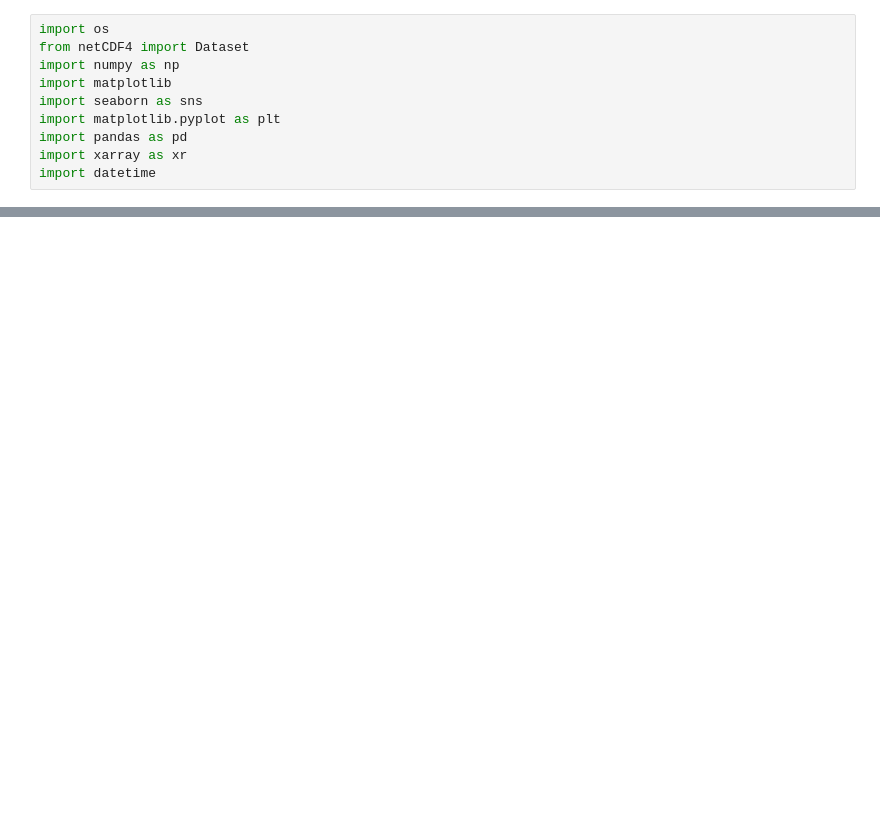
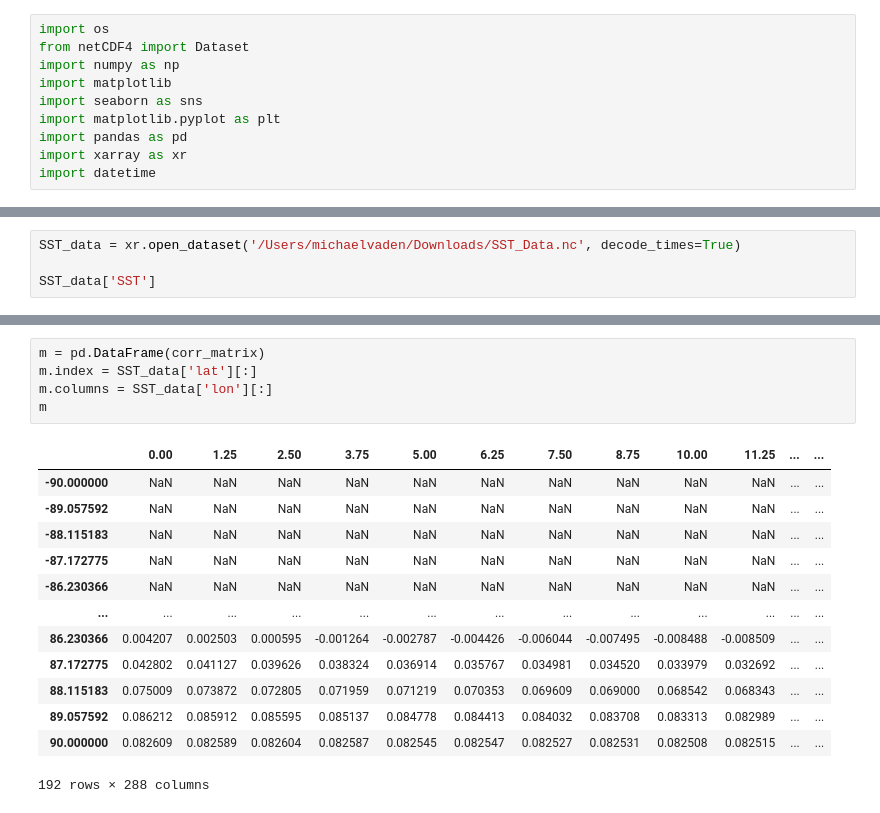
Before and after one commit to mtvaden1/California_Climate_Capstone, a Jupyter notebook: SST_Nino_Parser.ipynb, the cells around one changed output, grey strips where cells are left out. Drawn from its saved outputs; the diff is of its cells as text; blank space fills up the shorter version.

```diff
--- a/SST_Nino_Parser.ipynb
+++ b/SST_Nino_Parser.ipynb
@@ -84,0 +163,4 @@ plt.show()
+# %%
+SST_data = xr.open_dataset('/Users/michaelvaden/Downloads/SST_Data.nc', decode_times=True)
+
+SST_data['SST']
@@ -84,0 +221,19 @@ plt.show()
+# %%
+m = pd.DataFrame(corr_matrix)
+m.index = SST_data['lat'][:]
+m.columns = SST_data['lon'][:]
+m
+# %% [output]
+|  | 0.00 | 1.25 | 2.50 | 3.75 | 5.00 | 6.25 | 7.50 | 8.75 | 10.00 | 11.25 | ... | ... |
+| -90.000000 | NaN | NaN | NaN | NaN | NaN | NaN | NaN | NaN | NaN | NaN | ... | ... |
+| -89.057592 | NaN | NaN | NaN | NaN | NaN | NaN | NaN | NaN | NaN | NaN | ... | ... |
+| -88.115183 | NaN | NaN | NaN | NaN | NaN | NaN | NaN | NaN | NaN | NaN | ... | ... |
+| -87.172775 | NaN | NaN | NaN | NaN | NaN | NaN | NaN | NaN | NaN | NaN | ... | ... |
+| -86.230366 | NaN | NaN | NaN | NaN | NaN | NaN | NaN | NaN | NaN | NaN | ... | ... |
+| ... | ... | ... | ... | ... | ... | ... | ... | ... | ... | ... | ... | ... |
+| 86.230366 | 0.004207 | 0.002503 | 0.000595 | -0.001264 | -0.002787 | -0.004426 | -0.006044 | -0.007495 | -0.008488 | -0.008509 | ... | ... |
+| 87.172775 | 0.042802 | 0.041127 | 0.039626 | 0.038324 | 0.036914 | 0.035767 | 0.034981 | 0.034520 | 0.033979 | 0.032692 | ... | ... |
+| 88.115183 | 0.075009 | 0.073872 | 0.072805 | 0.071959 | 0.071219 | 0.070353 | 0.069609 | 0.069000 | 0.068542 | 0.068343 | ... | ... |
+| 89.057592 | 0.086212 | 0.085912 | 0.085595 | 0.085137 | 0.084778 | 0.084413 | 0.084032 | 0.083708 | 0.083313 | 0.082989 | ... | ... |
+| 90.000000 | 0.082609 | 0.082589 | 0.082604 | 0.082587 | 0.082545 | 0.082547 | 0.082527 | 0.082531 | 0.082508 | 0.082515 | ... | ... |
+192 rows × 288 columns
```
Also changed, not shown: parts of 17 cells of this notebook, 1 other file.
